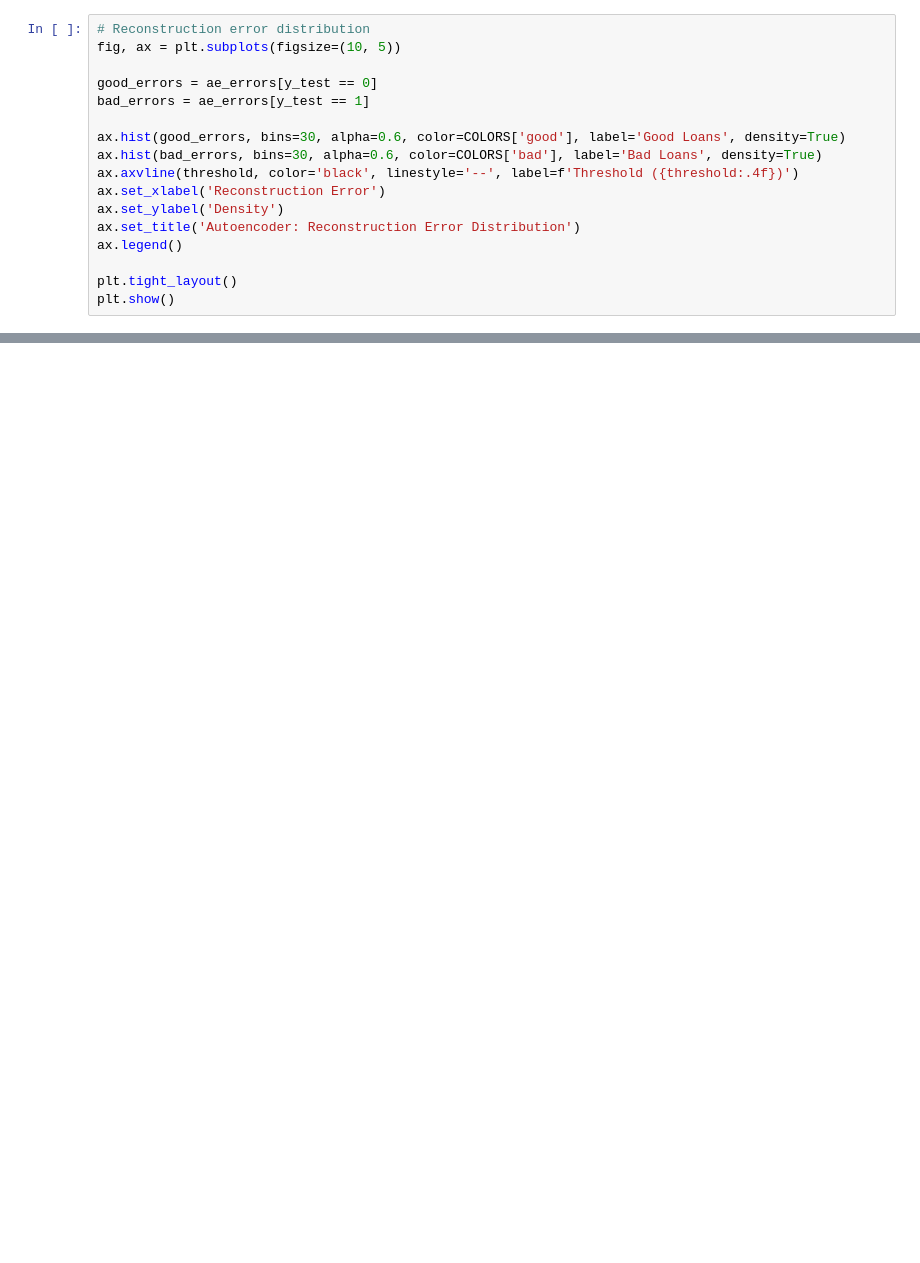
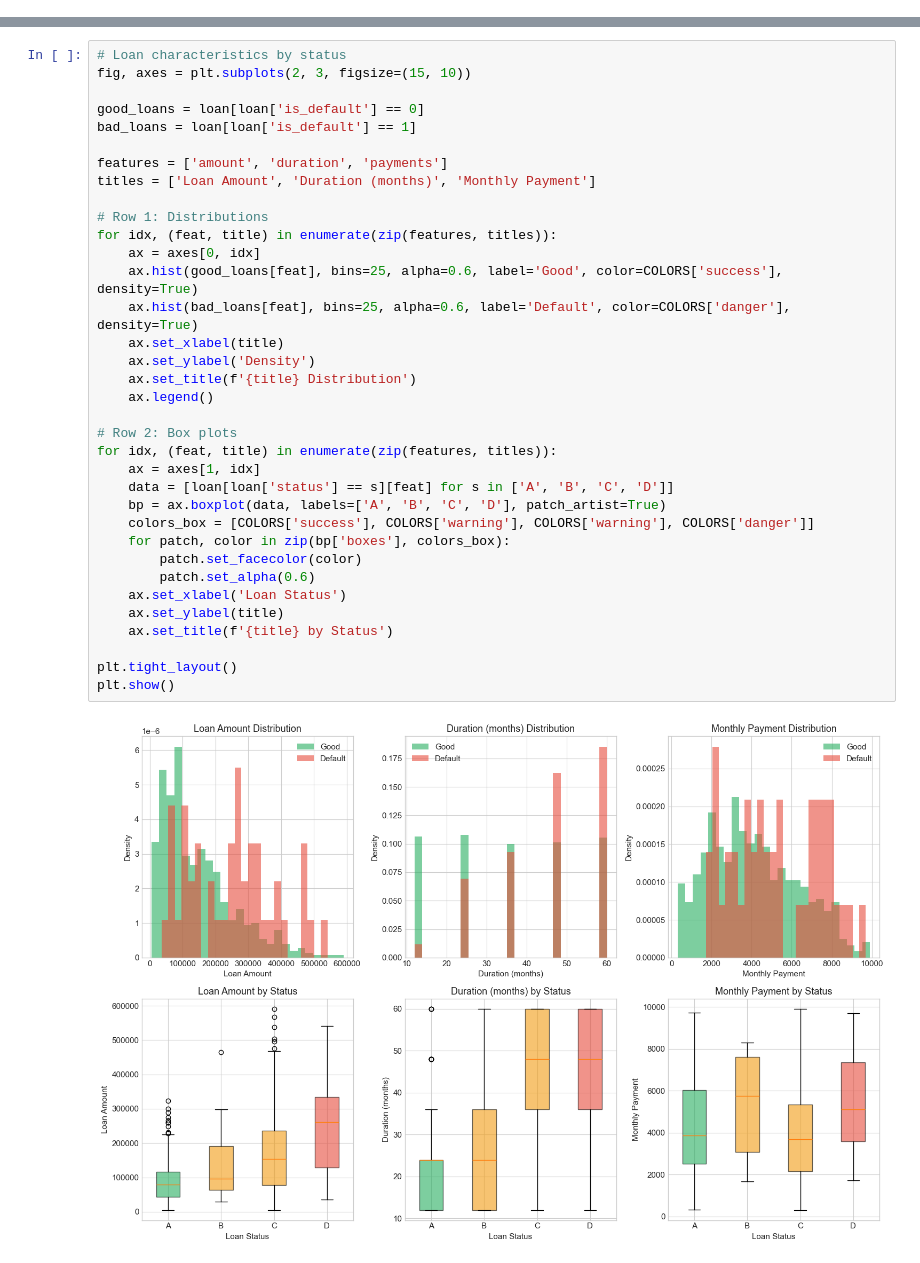
Before and after one commit to Calazansmacchiutti/FraudDetection, a Jupyter notebook: kyc_kyt_fraud_detection.ipynb, the cells around one changed output, grey strips where cells are left out. Saved outputs shown, nothing was run; the diff lists cells and outputs as text; blank space fills up the shorter version.

```diff
--- a/kyc_kyt_fraud_detection.ipynb
+++ b/kyc_kyt_fraud_detection.ipynb
@@ -677,17 +0,0 @@ Autoencoder Results:
-# %%
-# Reconstruction error distribution
-fig, ax = plt.subplots(figsize=(10, 5))
-
-good_errors = ae_errors[y_test == 0]
-bad_errors = ae_errors[y_test == 1]
-
-ax.hist(good_errors, bins=30, alpha=0.6, color=COLORS['good'], label='Good Loans', density=True)
-ax.hist(bad_errors, bins=30, alpha=0.6, color=COLORS['bad'], label='Bad Loans', density=True)
-ax.axvline(threshold, color='black', linestyle='--', label=f'Threshold ({threshold:.4f})')
-ax.set_xlabel('Reconstruction Error')
-ax.set_ylabel('Density')
-ax.set_title('Autoencoder: Reconstruction Error Distribution')
-ax.legend()
-
-plt.tight_layout()
-plt.show()
@@ -752,0 +365,37 @@ plt.show()
+# %%
+# Loan characteristics by status
+fig, axes = plt.subplots(2, 3, figsize=(15, 10))
+
+good_loans = loan[loan['is_default'] == 0]
+bad_loans = loan[loan['is_default'] == 1]
+
+features = ['amount', 'duration', 'payments']
+titles = ['Loan Amount', 'Duration (months)', 'Monthly Payment']
+
+# Row 1: Distributions
+for idx, (feat, title) in enumerate(zip(features, titles)):
+    ax = axes[0, idx]
+    ax.hist(good_loans[feat], bins=25, alpha=0.6, label='Good', color=COLORS['success'], density=True)
+    ax.hist(bad_loans[feat], bins=25, alpha=0.6, label='Default', color=COLORS['danger'], density=True)
+    ax.set_xlabel(title)
+    ax.set_ylabel('Density')
+    ax.set_title(f'{title} Distribution')
+    ax.legend()
+
+# Row 2: Box plots
+for idx, (feat, title) in enumerate(zip(features, titles)):
+    ax = axes[1, idx]
+    data = [loan[loan['status'] == s][feat] for s in ['A', 'B', 'C', 'D']]
+    bp = ax.boxplot(data, labels=['A', 'B', 'C', 'D'], patch_artist=True)
+    colors_box = [COLORS['success'], COLORS['warning'], COLORS['warning'], COLORS['danger']]
+    for patch, color in zip(bp['boxes'], colors_box):
+        patch.set_facecolor(color)
+        patch.set_alpha(0.6)
+    ax.set_xlabel('Loan Status')
+    ax.set_ylabel(title)
+    ax.set_title(f'{title} by Status')
+
+plt.tight_layout()
+plt.show()
+# %% [output]
+[figure, added]
```
Also changed, not shown: parts of 82 cells of this notebook.
